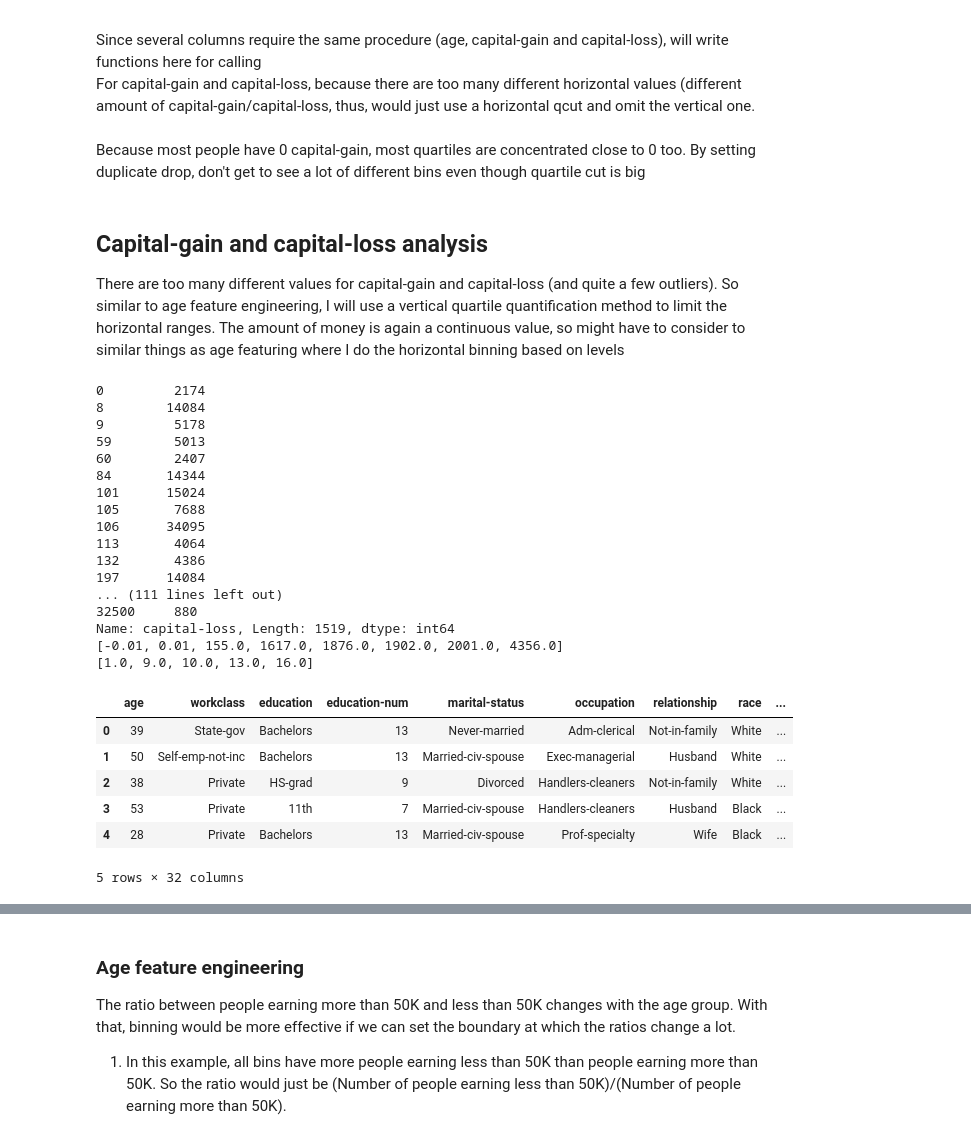
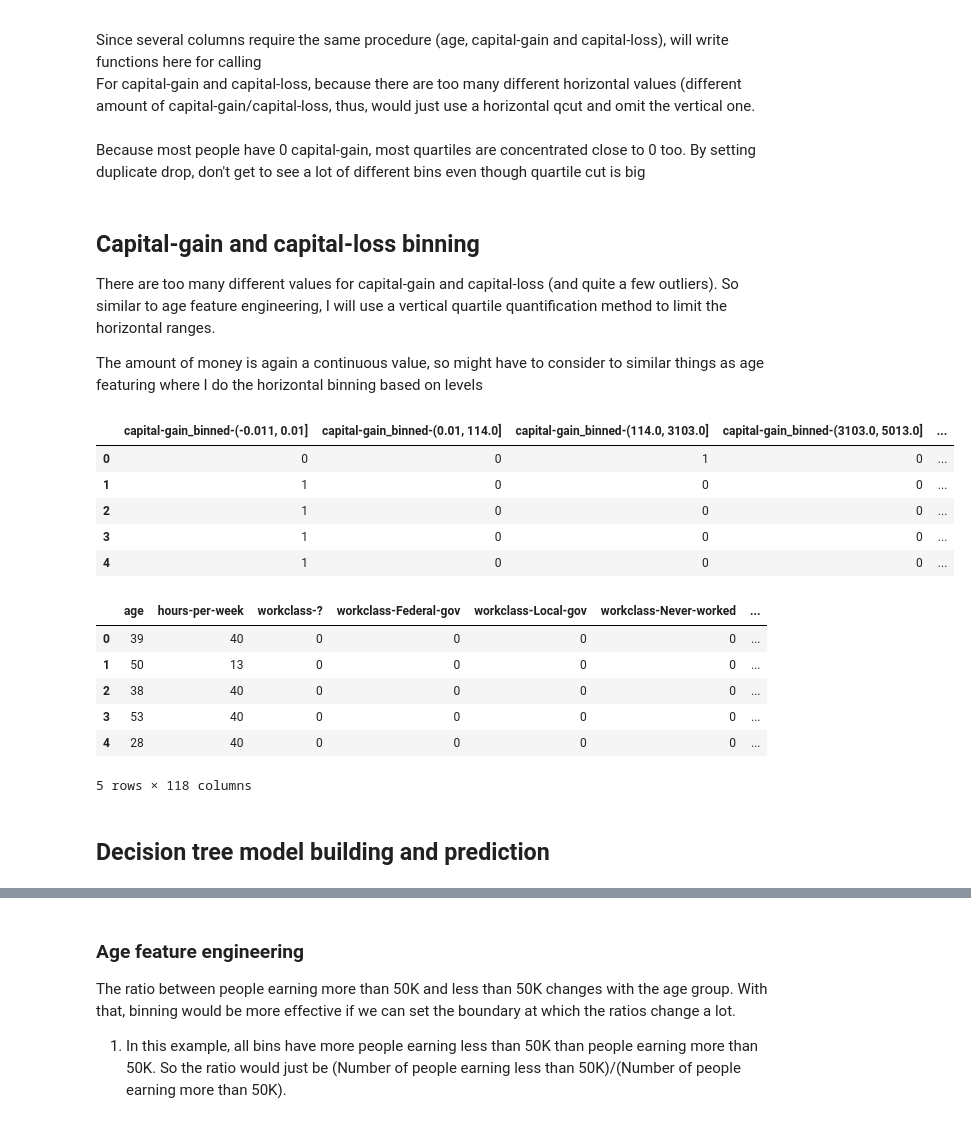
Before and after one commit to FireCyan/Data_predict_salary_50K, a Jupyter notebook: Feature_processing_income.ipynb, the cells around one changed output, grey strips where cells are left out. Cells and saved outputs as stored; diff of their text form; code cells hidden in the pictures.

Commit message:
feature processing and ML

```diff
--- a/Feature_processing_income.ipynb
+++ b/Feature_processing_income.ipynb
@@ -12,8 +12,13 @@ import pandas as pd
 # %%
 df = pd.read_csv("data/adult.csv", index_col=0)
 df['income'] = df['income'].str.replace(" ", "")
+
+# remove the column education-num because it is similar to education
+df = df.drop(columns=['education-num'])
+
+
 df.head()
 
-df_process = df.copy()
+
 # Think for this data, because the target column (income) is a binary value, using x-y plot is difficult to
 # see the relationship between x and y. I think it is better to use histogram, with y as colors
@@ -113,9 +136,11 @@ For capital-gain and capital-loss, because there are too many different horizont
 Because most people have 0 capital-gain, most quartiles are concentrated close to 0 too.
 By setting duplicate drop, don't get to see a lot of different bins even though quartile cut is big
 # %% [markdown]
-## Capital-gain and capital-loss analysis
+## Capital-gain and capital-loss binning
 There are too many different values for capital-gain and capital-loss (and quite a few outliers).
 So similar to age feature engineering, I will use a vertical quartile quantification method to limit the horizontal ranges.
+
+
 The amount of money is again a continuous value, so might have to consider to similar things as age featuring
 where I do the horizontal binning based on levels
 # %%
@@ -153,33 +182,19 @@ def bin_num_col(df, col, q_num, drop_zero=False):
 
     return df
 # %%
-df_process = bin_num_col(df_process, 'capital-gain', 5, drop_zero=True)
-df_process = bin_num_col(df_process, 'capital-loss', 5, drop_zero=True)
-df_process = bin_num_col(df_process, 'education-num', 5)
+X_var_bin = bin_num_col(df, ['capital-gain', 'capital-loss'], 5, drop_zero=True)
+# df_var_bin = bin_num_col(df, 'capital-loss', 5, drop_zero=True)
+# df_process = bin_num_col(df_process, 'education-num', 5)
 
-df_process.head()
+X_var_bin = X_var_bin.drop(columns=['age', 'workclass', 'education', 'marital-status', 'occupation', \
+                                        'relationship', 'race', 'gender', 'capital-gain', 'capital-loss', \
+                                        'income', 'hours-per-week', 'native-country'])
+
+X_var_bin.head()
 # %% [output]
-0         2174
-8        14084
-9         5178
-59        5013
-60        2407
-84       14344
-101      15024
-105       7688
-106      34095
-113       4064
-132       4386
-197      14084
-... (111 lines left out)
-32500     880
-Name: capital-loss, Length: 1519, dtype: int64
-[-0.01, 0.01, 155.0, 1617.0, 1876.0, 1902.0, 2001.0, 4356.0]
-[1.0, 9.0, 10.0, 13.0, 16.0]
-|  | age | workclass | education | education-num | marital-status | occupation | relationship | race | ... |
-| 0 | 39 | State-gov | Bachelors | 13 | Never-married | Adm-clerical | Not-in-family | White | ... |
-| 1 | 50 | Self-emp-not-inc | Bachelors | 13 | Married-civ-spouse | Exec-managerial | Husband | White | ... |
-| 2 | 38 | Private | HS-grad | 9 | Divorced | Handlers-cleaners | Not-in-family | White | ... |
-| 3 | 53 | Private | 11th | 7 | Married-civ-spouse | Handlers-cleaners | Husband | Black | ... |
-| 4 | 28 | Private | Bachelors | 13 | Married-civ-spouse | Prof-specialty | Wife | Black | ... |
+|  | capital-gain_binned-(-0.011, 0.01] | capital-gain_binned-(0.01, 114.0] | capital-gain_binned-(114.0, 3103.0] | capital-gain_binned-(3103.0, 5013.0] | ... |
+| 0 | 0 | 0 | 1 | 0 | ... |
+| 1 | 1 | 0 | 0 | 0 | ... |
+| 2 | 1 | 0 | 0 | 0 | ... |
+| 3 | 1 | 0 | 0 | 0 | ... |
+| 4 | 1 | 0 | 0 | 0 | ... |
-5 rows × 32 columns
@@ -195,0 +201,15 @@ print(df_process[df_process['capital-loss'] < 1590]['capital-loss'].value_counts
+# %%
+X_processed = X_cat_label_enc.join(X_var_bin)
+
+X_processed.head()
+# This is the processed dataframe ready for ML model building
+# %% [output]
+|  | age | hours-per-week | workclass-? | workclass-Federal-gov | workclass-Local-gov | workclass-Never-worked | ... |
+| 0 | 39 | 40 | 0 | 0 | 0 | 0 | ... |
+| 1 | 50 | 13 | 0 | 0 | 0 | 0 | ... |
+| 2 | 38 | 40 | 0 | 0 | 0 | 0 | ... |
+| 3 | 53 | 40 | 0 | 0 | 0 | 0 | ... |
+| 4 | 28 | 40 | 0 | 0 | 0 | 0 | ... |
+5 rows × 118 columns
+# %% [markdown]
+## Decision tree model building and prediction
```
Also changed, not shown: parts of 13 cells of this notebook, 2 other files.
